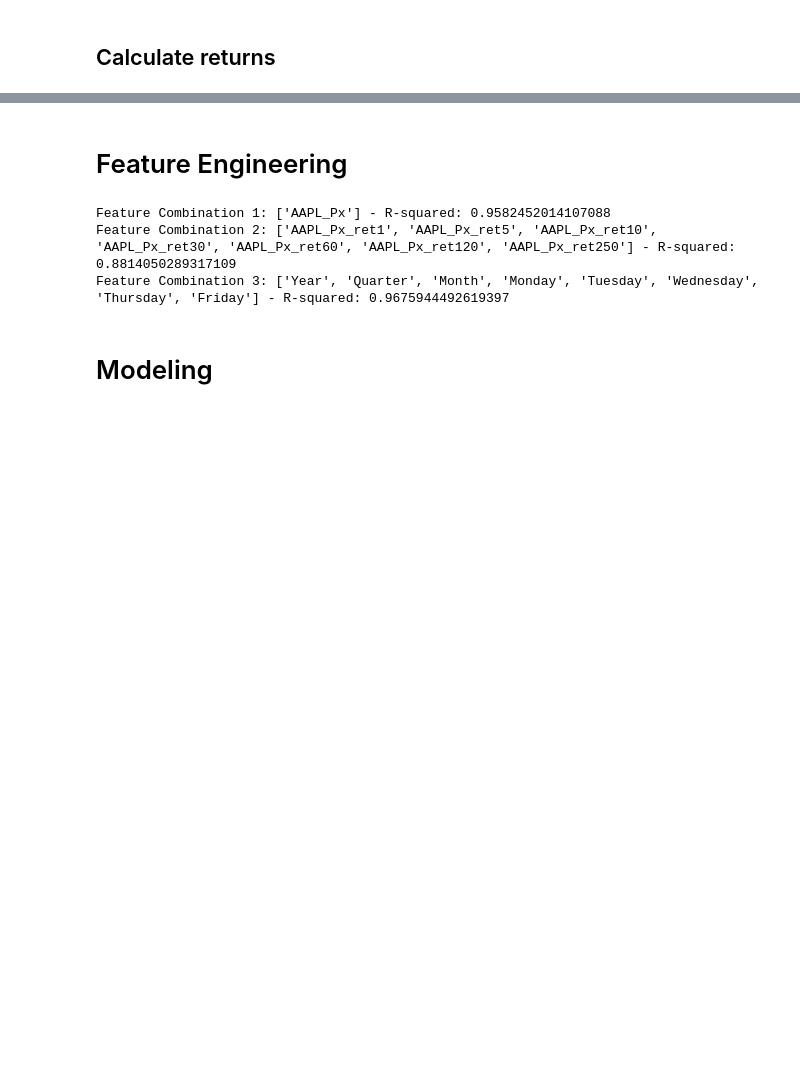
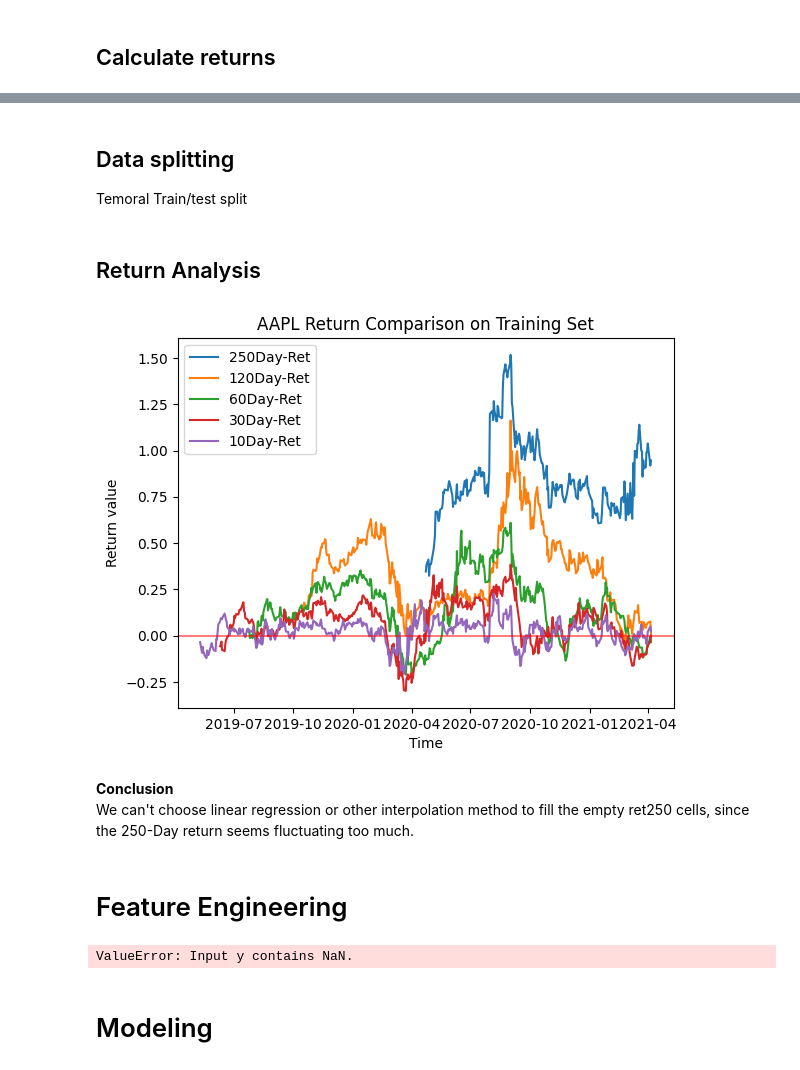
Before and after one commit to ShiweiHe0713/RegressionBased-ESG_Company_Trading, a Jupyter notebook: modeling.ipynb, the cells around one changed output, grey strips where cells are left out. Drawn from its saved outputs; the diff is of its cells as text; code cells hidden in the pictures; blank space fills up the shorter version.

Commit message:
Return analysis and temporal training/test split

```diff
--- a/modeling.ipynb
+++ b/modeling.ipynb
@@ -74,8 +66,43 @@ y = df['AAPL_Px_10MA']
+# %% [markdown]
+## Data splitting
+Temoral Train/test split
+# %%
+df.sort_values(by='Date', ascending=True, inplace=True)
+
+split_ts = pd.Timestamp("2021-04-06")
+training_set = df[df['Date'] <= split_ts]
+holdout_set = df[df['Date'] > split_ts]
+# %% [markdown]
+## Return Analysis
+# %%
+empty_row = training_set.isna().any(axis=1)
+plt.plot(training_set['Date'], training_set['AAPL_Px_ret250'], label="250Day-Ret")
+plt.plot(training_set['Date'], training_set['AAPL_Px_ret120'], label="120Day-Ret")
+plt.plot(training_set['Date'], training_set['AAPL_Px_ret60'], label="60Day-Ret")
+plt.plot(training_set['Date'], training_set['AAPL_Px_ret30'], label="30Day-Ret")
+plt.plot(training_set['Date'], training_set['AAPL_Px_ret10'], label="10Day-Ret")
+plt.axhline(y=0, color="red", alpha=0.5)
+
+plt.legend()
+plt.title("AAPL Return Comparison on Training Set")
+plt.xlabel("Time")
+plt.ylabel("Return value")
+plt.show()
+# %% [output]
+[figure, added]
+# %% [markdown]
+**Conclusion** <br>
+We can't choose linear regression or other interpolation method to fill the empty ret250 cells, since the 250-Day return seems fluctuating too much.
 # %% [markdown]
 # Feature Engineering
 # %%
 from sklearn.metrics import r2_score
 from sklearn.ensemble import RandomForestRegressor
+from sklearn.model_selection import train_test_split
+
+df = training_set.dropna()
+X = df.drop(['Date', 'Day', 'Year', 'AAPL_ret_f1'], axis=1)
+y = df['AAPL_ret_f1']
 
 # Define a list of feature combinations to try
 feature_combinations = [
@@ -84,6 +111,7 @@ feature_combinations = [
     ['Year', 'Quarter', 'Month', 'Monday', 'Tuesday', 'Wednesday', 'Thursday', 'Friday'],
     # Add more feature combinations as needed
 ]
+
 regressor = RandomForestRegressor()
 # Train and evaluate the model for each feature combination
 for i, features in enumerate(feature_combinations):
@@ -94,9 +122,7 @@ for i, features in enumerate(feature_combinations):
     r_squared = r2_score(y_test, y_pred)
     print(f"Feature Combination {i + 1}: {features} - R-squared: {r_squared}")
 # %% [output]
-Feature Combination 1: ['AAPL_Px'] - R-squared: 0.9582452014107088
-Feature Combination 2: ['AAPL_Px_ret1', 'AAPL_Px_ret5', 'AAPL_Px_ret10', 'AAPL_Px_ret30', 'AAPL_Px_ret60', 'AAPL_Px_ret120', 'AAPL_Px_ret250'] - R-squared: 0.8814050289317109
-Feature Combination 3: ['Year', 'Quarter', 'Month', 'Monday', 'Tuesday', 'Wednesday', 'Thursday', 'Friday'] - R-squared: 0.9675944492619397
+ValueError: Input y contains NaN.
 # %% [markdown]
 # Modeling
 # %% [markdown]
```
Also changed, not shown: parts of 14 cells of this notebook, 3 other files.
